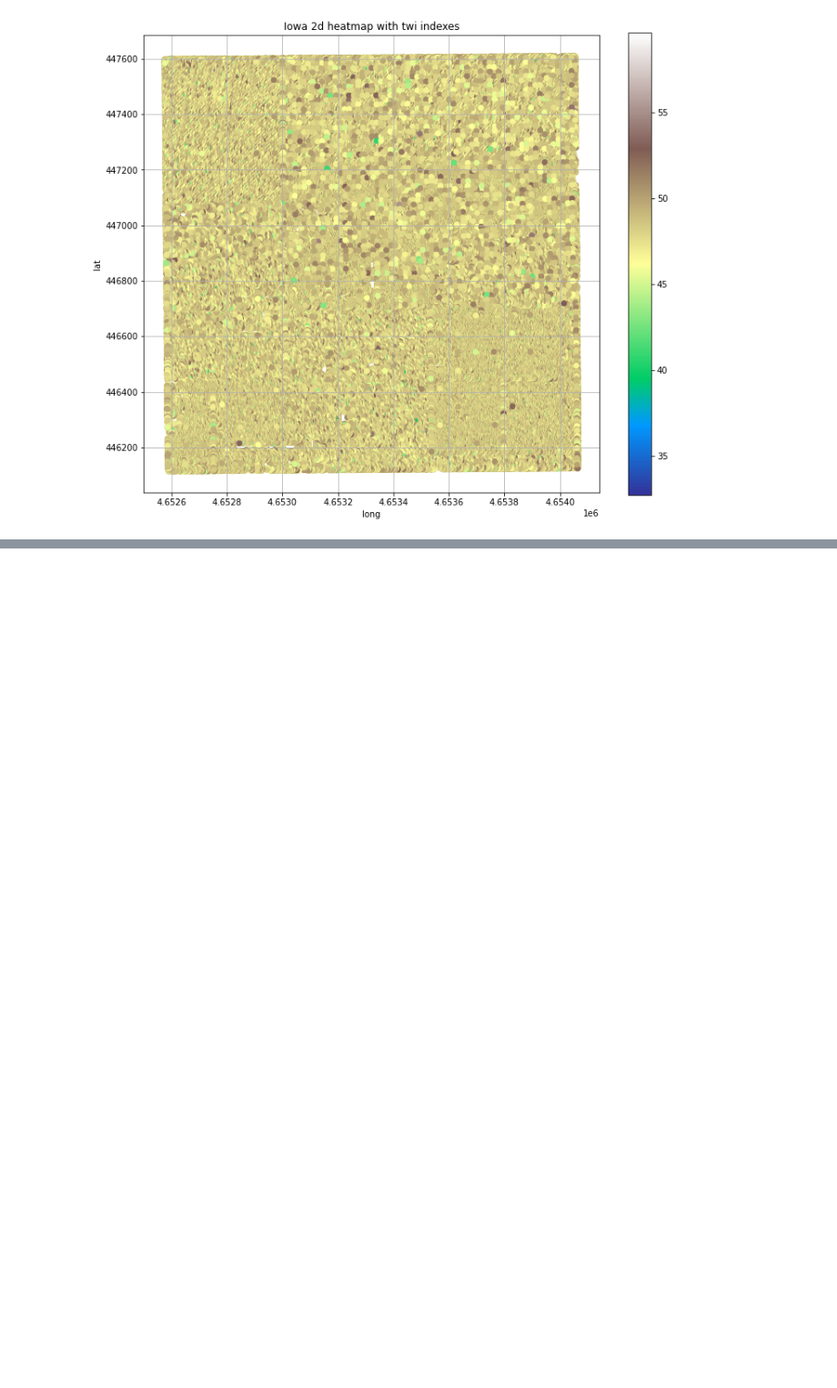
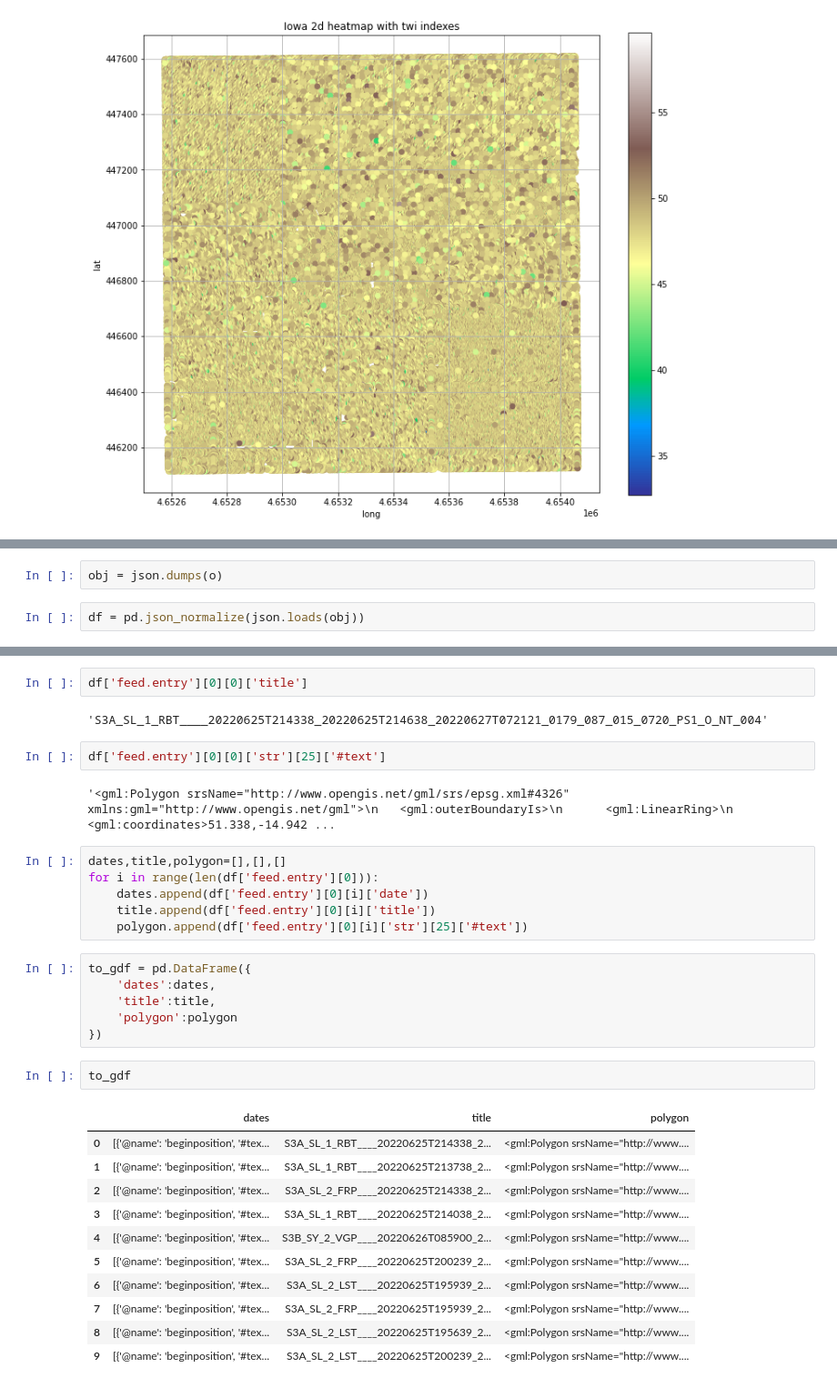
Before and after one commit to tutorialcreation/GeoLidar, a Jupyter notebook: notebooks/GeoLidar.ipynb, the cells around one changed output, grey strips where cells are left out. Shown at 91% size. Saved outputs shown, nothing was run; the diff lists cells and outputs as text; blank space fills up the shorter version.

```diff
--- a/notebooks/GeoLidar.ipynb
+++ b/notebooks/GeoLidar.ipynb
@@ -582,0 +652,4 @@ plot_2d_heatmap(gdf_with_twi,column='twi',title="Iowa 2d heatmap with twi indexe
+# %%
+obj = json.dumps(o)
+# %%
+df = pd.json_normalize(json.loads(obj))
@@ -582,0 +673,34 @@ plot_2d_heatmap(gdf_with_twi,column='twi',title="Iowa 2d heatmap with twi indexe
+# %%
+df['feed.entry'][0][0]['title']
+# %% [output]
+'S3A_SL_1_RBT____20220625T214338_20220625T214638_20220627T072121_0179_087_015_0720_PS1_O_NT_004'
+# %%
+df['feed.entry'][0][0]['str'][25]['#text']
+# %% [output]
+'<gml:Polygon srsName="http://www.opengis.net/gml/srs/epsg.xml#4326" xmlns:gml="http://www.opengis.net/gml">\n   <gml:outerBoundaryIs>\n      <gml:LinearRing>\n         <gml:coordinates>51.338,-14.942 ...
+# %%
+dates,title,polygon=[],[],[]
+for i in range(len(df['feed.entry'][0])):
+    dates.append(df['feed.entry'][0][i]['date'])
+    title.append(df['feed.entry'][0][i]['title'])
+    polygon.append(df['feed.entry'][0][i]['str'][25]['#text'])
+# %%
+to_gdf = pd.DataFrame({
+    'dates':dates,
+    'title':title,
+    'polygon':polygon
+})
+# %%
+to_gdf
+# %% [output]
+|  | dates | title | polygon |
+| 0 | [{'@name': 'beginposition', '#tex... | S3A_SL_1_RBT____20220625T214338_2... | <gml:Polygon srsName="http://www.... |
+| 1 | [{'@name': 'beginposition', '#tex... | S3A_SL_1_RBT____20220625T213738_2... | <gml:Polygon srsName="http://www.... |
+| 2 | [{'@name': 'beginposition', '#tex... | S3A_SL_2_FRP____20220625T214338_2... | <gml:Polygon srsName="http://www.... |
+| 3 | [{'@name': 'beginposition', '#tex... | S3A_SL_1_RBT____20220625T214038_2... | <gml:Polygon srsName="http://www.... |
+| 4 | [{'@name': 'beginposition', '#tex... | S3B_SY_2_VGP____20220626T085900_2... | <gml:Polygon srsName="http://www.... |
+| 5 | [{'@name': 'beginposition', '#tex... | S3A_SL_2_FRP____20220625T200239_2... | <gml:Polygon srsName="http://www.... |
+| 6 | [{'@name': 'beginposition', '#tex... | S3A_SL_2_LST____20220625T195939_2... | <gml:Polygon srsName="http://www.... |
+| 7 | [{'@name': 'beginposition', '#tex... | S3A_SL_2_FRP____20220625T195939_2... | <gml:Polygon srsName="http://www.... |
+| 8 | [{'@name': 'beginposition', '#tex... | S3A_SL_2_LST____20220625T195639_2... | <gml:Polygon srsName="http://www.... |
+| 9 | [{'@name': 'beginposition', '#tex... | S3A_SL_2_LST____20220625T200239_2... | <gml:Polygon srsName="http://www.... |
```
Also changed, not shown: parts of 26 cells of this notebook, 2 other files.
